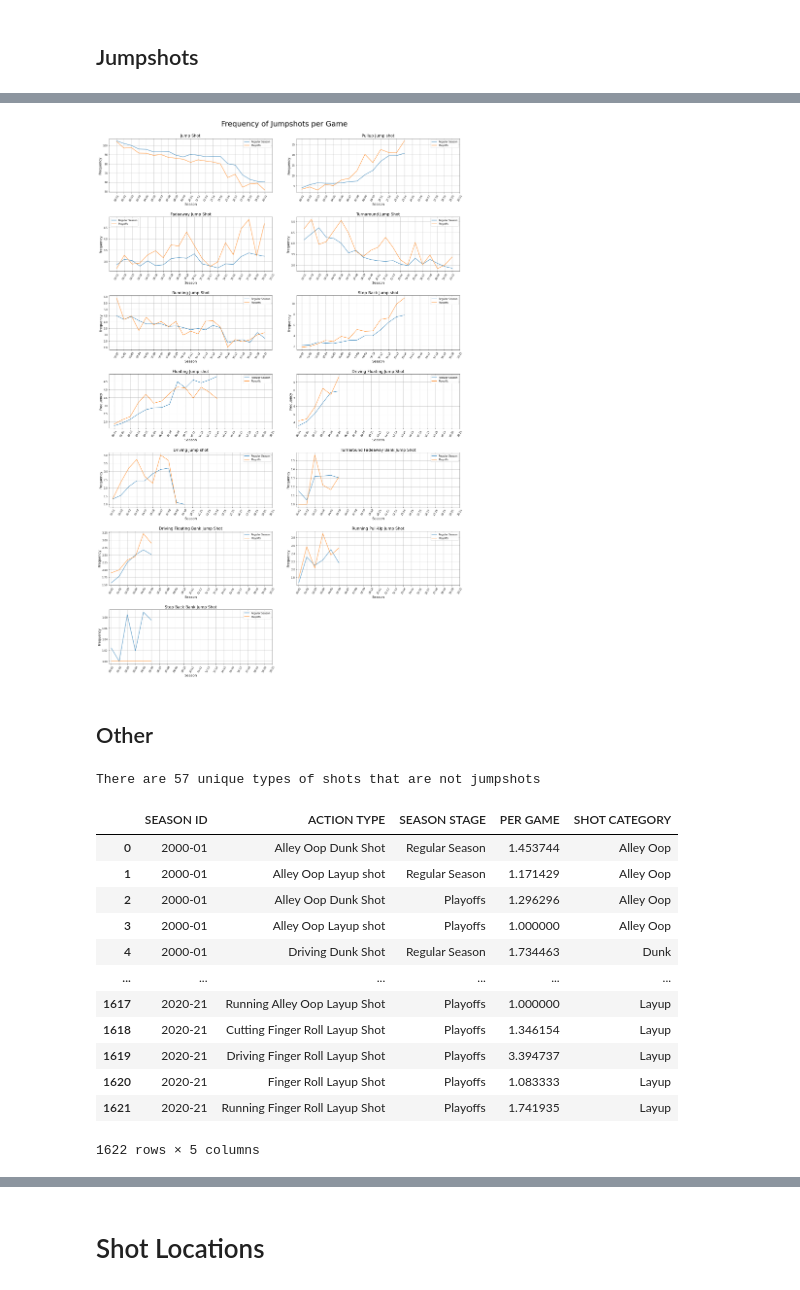
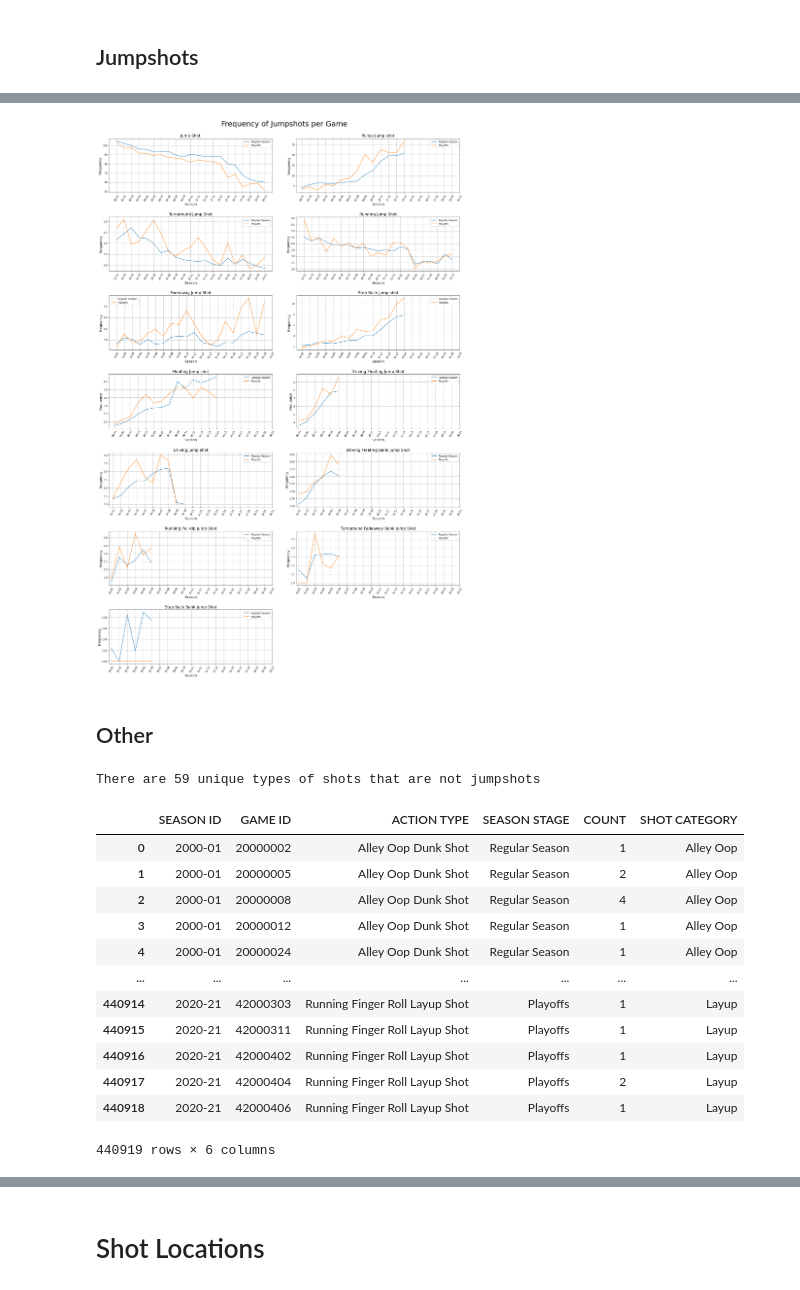
Before and after one commit to kmcsquared/TFM, a Jupyter notebook: shots.ipynb, the cells around one changed output, grey strips where cells are left out. Saved outputs shown, nothing was run; the diff lists cells and outputs as text; code cells hidden in the pictures.

```diff
--- a/shots.ipynb
+++ b/shots.ipynb
@@ -626,7 +626,7 @@ The 2PT percentage shows an improvement throughout the years, reaching the [wide
 Analyse the usage of different kinds of shots throughout the years.
 To understand what each action is (video), you can search a player's shooting stats and filter the action type (e.g. [Evan Mobley actions](https://www.nba.com/stats/player/1630596/shooting/?dir=1&sort=FGM))
 # %%
-action_types = all_shots.groupby(['SEASON ID', 'GAME ID', 'ACTION TYPE', 'SEASON STAGE']).size().reset_index(name='PER GAME')
-action_types = action_types.groupby(['SEASON ID', 'ACTION TYPE', 'SEASON STAGE']).mean().reset_index().drop('GAME ID', axis=1)
+# Total in each game
+action_types = all_shots.groupby(['SEASON ID', 'GAME ID', 'ACTION TYPE', 'SEASON STAGE']).size().reset_index(name='COUNT')
 action_types
 # %% [output]
@@ -727,5 +732,5 @@ action_types
 # %%
-# Sum across categories
-shot_categories = action_types.groupby(['SEASON ID', 'SEASON STAGE', 'SHOT CATEGORY']).sum().reset_index()
-shot_categories
+# Totals per game
+action_types_per_game = action_types.groupby(['SEASON ID', 'GAME ID', 'SEASON STAGE', 'SHOT CATEGORY']).sum().reset_index()
+action_types_per_game
 # %% [output]
@@ -744,0 +750,10 @@ shot_categories
+# %%
+# Mean across categories
+shot_categories = action_types_per_game.groupby(['SEASON ID', 'SEASON STAGE', 'SHOT CATEGORY']).mean().reset_index().rename(
+    columns = {'COUNT': 'PER GAME'}
+).drop(
+    'GAME ID',
+    axis=1
+)
+
+shot_categories
@@ -820,0 +855,10 @@ There are 13 unique types of jump shots
+# %%
+# Average per game
+jumpshots_per_game = jumpshots.groupby(['SEASON ID', 'SEASON STAGE', 'ACTION TYPE']).mean().reset_index().rename(
+    columns = {'COUNT': 'PER GAME'}
+).drop(
+    'GAME ID',
+    axis=1
+)
+
+jumpshots_per_game
@@ -823,7 +881,7 @@ There are 13 unique types of jump shots
 
 # Dynamically draw subplots
 # https://stackoverflow.com/questions/12319796/dynamically-add-create-subplots-in-matplotlib
-num_subplots = len(jumpshots['ACTION TYPE'].unique())
+num_subplots = len(jumpshots_per_game['ACTION TYPE'].unique())
 num_cols = 2
 num_rows = (num_subplots // num_cols) + (num_subplots % num_cols)
 position = range(1, num_subplots+1) # Create position index
@@ -834,60 +892,62 @@ plt.axis('off')
 plt.title('Frequency of Jumpshots per Game', fontsize=30, pad=50)
 
 # Get most frequent jumpshots
-top_jumpshots = jumpshots.groupby('ACTION TYPE').sum().sort_values('PER GAME', ascending=False).reset_index()
+top_jumpshots = jumpshots_per_game.groupby('ACTION TYPE').sum().sort_values('PER GAME', ascending=False).reset_index()
 # Plot from most to least frequent
 k = 0
 for jumpshot_style in top_jumpshots['ACTION TYPE'].unique():
     ax = fig.add_subplot(num_rows, num_cols, position[k])
     ax.set_title(jumpshot_style, fontsize=16)
 
     k += 1 # Update position index
     for season_stage in ['Regular Season', 'Playoffs']:
         ax.plot(
             'SEASON ID', 'PER GAME',
-            data=jumpshots[jumpshots['ACTION TYPE'] == jumpshot_style][jumpshots['SEASON STAGE'] == season_stage],
+            data=jumpshots_per_game[jumpshots_per_game['ACTION TYPE'] == jumpshot_style][jumpshots_per_game['SEASON STAGE'] == season_stage],
             label=season_stage
         )
 
         plt.xlabel('Season', fontsize=14)
         plt.ylabel('Frequency', fontsize=14)
 
         x_labels = [season[2:] for season in shot_categories['SEASON ID'].unique()]
         plt.xticks(np.arange(0, 21), labels=x_labels)
         ax.tick_params(axis='x', which='major', labelsize=10, rotation=60)
         ax.legend()
         ax.grid(True)
 
 plt.subplots_adjust(left=0.1,
                     bottom=0.3,
                     right=0.9,
                     top=0.9,
                     wspace=0.15,
                     hspace=0.45)
 
 # plt.tight_layout()
+plt.savefig('./Graphs/Shots/Frequency of Jumpshots per Game')
 plt.show()
 # %% [output]
-[figure, old version]
+[figure, new version]
 # %% [markdown]
 ## Other
 # %%
-non_jumpshots = action_types[~action_types['ACTION TYPE'].str.lower().str.contains('jump shot')].reset_index(drop=True)
+# Totals per game
+non_jumpshots = action_types[action_types['SHOT CATEGORY'] != 'Jump Shot'].reset_index(drop=True)
 print('There are {} unique types of shots that are not jumpshots'.format(len(non_jumpshots['ACTION TYPE'].unique())))
 
 non_jumpshots
 # %% [output]
-There are 57 unique types of shots that are not jumpshots
+There are 59 unique types of shots that are not jumpshots
-|  | SEASON ID | ACTION TYPE | SEASON STAGE | PER GAME | SHOT CATEGORY |
-| 0 | 2000-01 | Alley Oop Dunk Shot | Regular Season | 1.453744 | Alley Oop |
-| 1 | 2000-01 | Alley Oop Layup shot | Regular Season | 1.171429 | Alley Oop |
-| 2 | 2000-01 | Alley Oop Dunk Shot | Playoffs | 1.296296 | Alley Oop |
-| 3 | 2000-01 | Alley Oop Layup shot | Playoffs | 1.000000 | Alley Oop |
-| 4 | 2000-01 | Driving Dunk Shot | Regular Season | 1.734463 | Dunk |
-| ... | ... | ... | ... | ... | ... |
-| 1617 | 2020-21 | Running Alley Oop Layup Shot | Playoffs | 1.000000 | Layup |
-| 1618 | 2020-21 | Cutting Finger Roll Layup Shot | Playoffs | 1.346154 | Layup |
-| 1619 | 2020-21 | Driving Finger Roll Layup Shot | Playoffs | 3.394737 | Layup |
-| 1620 | 2020-21 | Finger Roll Layup Shot | Playoffs | 1.083333 | Layup |
-| 1621 | 2020-21 | Running Finger Roll Layup Shot | Playoffs | 1.741935 | Layup |
+|  | SEASON ID | GAME ID | ACTION TYPE | SEASON STAGE | COUNT | SHOT CATEGORY |
+| 0 | 2000-01 | 20000002 | Alley Oop Dunk Shot | Regular Season | 1 | Alley Oop |
+| 1 | 2000-01 | 20000005 | Alley Oop Dunk Shot | Regular Season | 2 | Alley Oop |
+| 2 | 2000-01 | 20000008 | Alley Oop Dunk Shot | Regular Season | 4 | Alley Oop |
+| 3 | 2000-01 | 20000012 | Alley Oop Dunk Shot | Regular Season | 1 | Alley Oop |
+| 4 | 2000-01 | 20000024 | Alley Oop Dunk Shot | Regular Season | 1 | Alley Oop |
+| ... | ... | ... | ... | ... | ... | ... |
+| 440914 | 2020-21 | 42000303 | Running Finger Roll Layup Shot | Playoffs | 1 | Layup |
+| 440915 | 2020-21 | 42000311 | Running Finger Roll Layup Shot | Playoffs | 1 | Layup |
+| 440916 | 2020-21 | 42000402 | Running Finger Roll Layup Shot | Playoffs | 1 | Layup |
+| 440917 | 2020-21 | 42000404 | Running Finger Roll Layup Shot | Playoffs | 2 | Layup |
+| 440918 | 2020-21 | 42000406 | Running Finger Roll Layup Shot | Playoffs | 1 | Layup |
-1622 rows × 5 columns
+440919 rows × 6 columns
```
Also changed, not shown: parts of 13 cells of this notebook, 3 other files.
